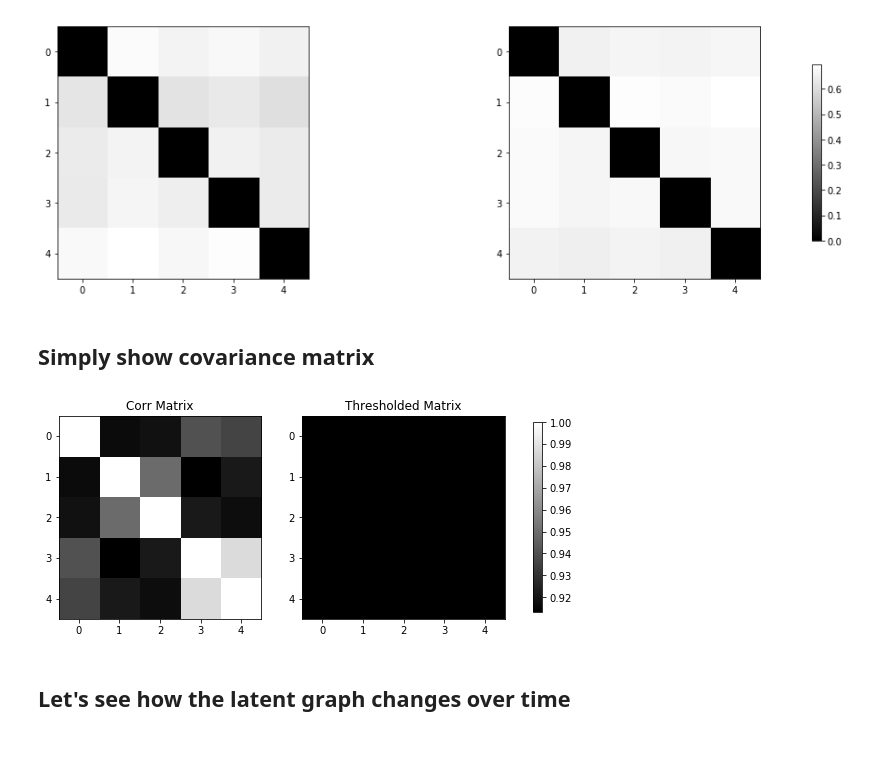
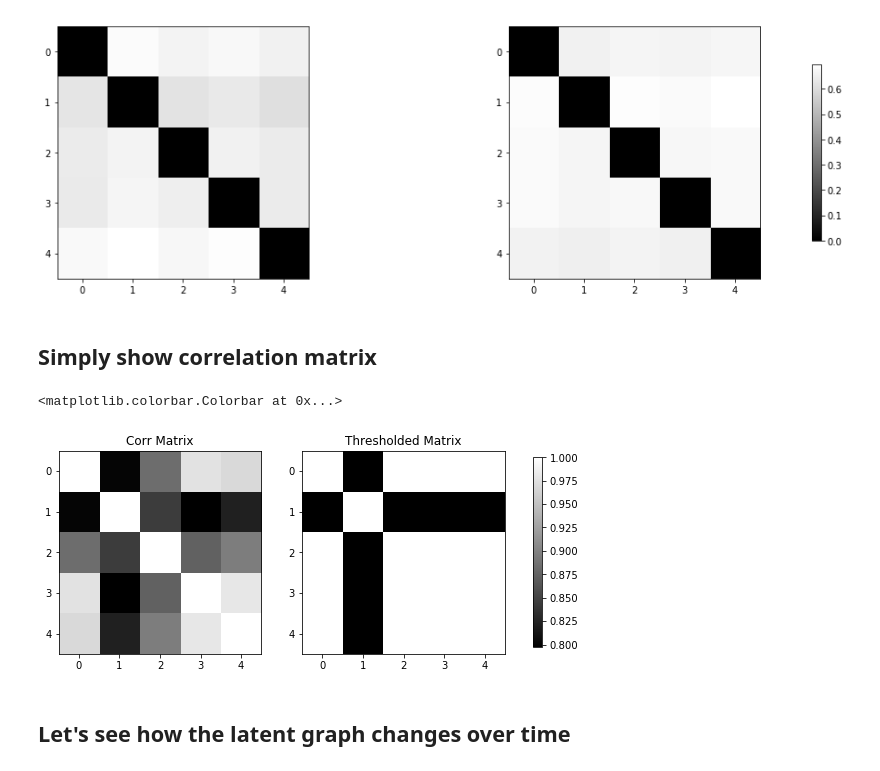
Before and after one commit to PaulUrsulean/LSGM, a Jupyter notebook: notebooks/map_visualization.ipynb, the cells around one changed output. Saved outputs shown, nothing was run; the diff lists cells and outputs as text; code cells hidden in the pictures.

```diff
--- a/notebooks/map_visualization.ipynb
+++ b/notebooks/map_visualization.ipynb
@@ -129,7 +135,7 @@ def get_sample_ids_with_configuration(config_id):
     return sample_ids
 # %%
 # Plot interactions on Map
-sample_id = 300
+sample_id = 3
 plot_configuration(sample_id)
-plt.savefig(f"final_plots/2_sparse_id_{sample_id}_map.png", dpi=200)
+#plt.savefig(f"final_plots/2_sparse_id_{sample_id}_map.png", dpi=200)
 # %% [output]
@@ -168,20 +176,21 @@ fig.colorbar(im, ax=axes.ravel().tolist(), shrink=0.7)
 <matplotlib.colorbar.Colorbar at 0x...>
 [figure]
 # %% [markdown]
-## Simply show covariance matrix
+## Simply show correlation matrix
 # %%
 fig, ax = plt.subplots(nrows=1, ncols=2, figsize=(10, 5))
 corr = np.corrcoef(data[sample_id, :, :, 0])
 ax[0].set_title("Corr Matrix")
 im = ax[0].imshow(corr, cmap='gray', interpolation=None)
 
 ax[1].set_title("Thresholded Matrix")
-corr_thresh = corr > np.percentile(covar, 30)
+corr_thresh = corr > np.percentile(corr, 30)
 ax[1].imshow(corr_thresh, cmap='gray', interpolation=None)
 fig.colorbar(im, ax=ax.ravel().tolist(), shrink=0.7)
-fig.savefig(f"final_plots/corr_id_{sample_id}")
+#fig.savefig(f"final_plots/corr_id_{sample_id}")
 # %% [output]
+<matplotlib.colorbar.Colorbar at 0x...>
-[figure, old version]
+[figure, new version]
 # %% [markdown]
 ## Let's see how the latent graph changes over time
 # %%
```
Also changed, not shown: parts of 6 cells of this notebook.
